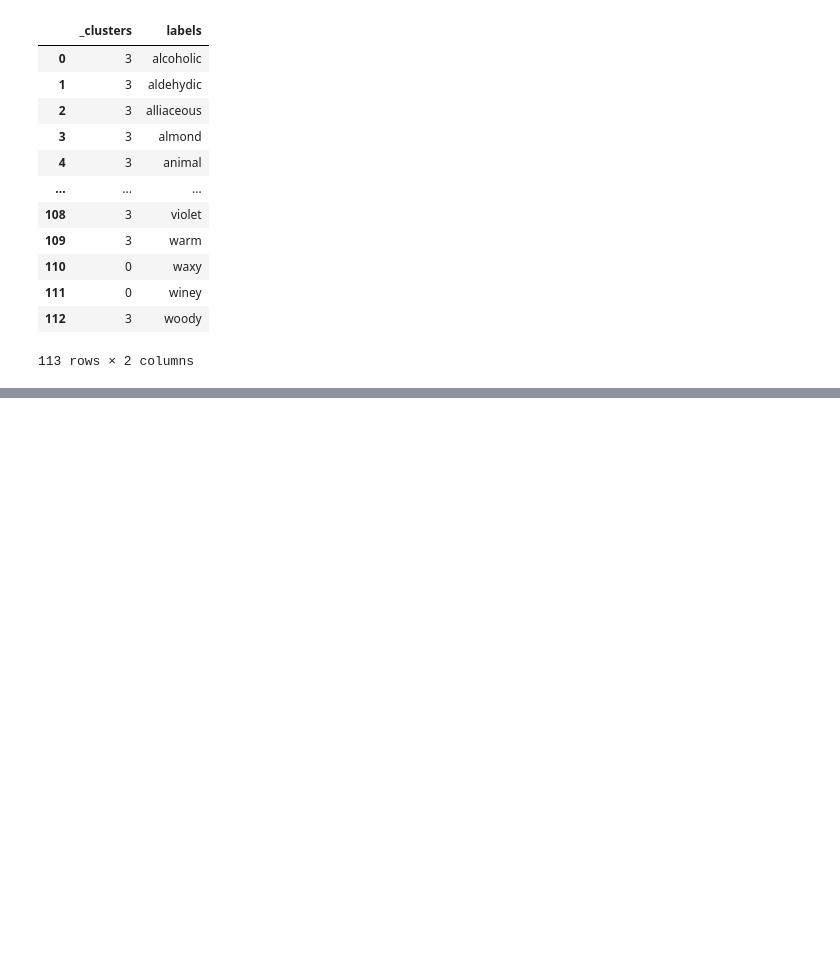
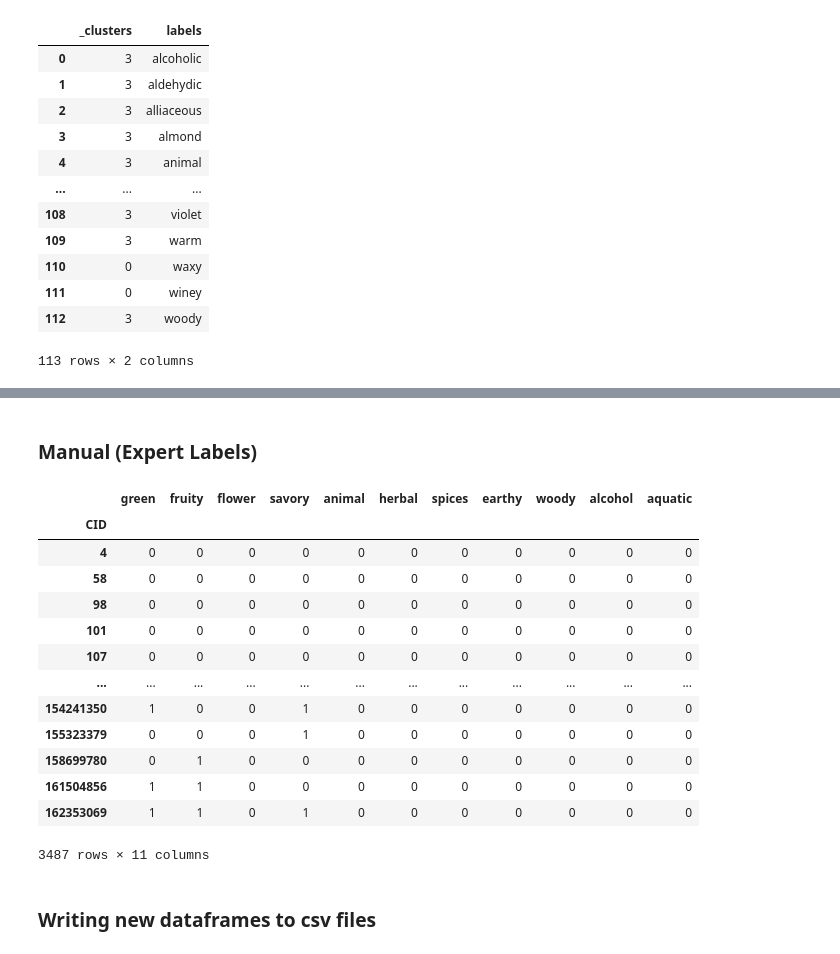
Before and after one commit to IOuadah/SML_Project, a Jupyter notebook: data_prep.ipynb, the cells around one changed output, grey strips where cells are left out. Cells and saved outputs as stored; diff of their text form; code cells hidden in the pictures; blank space fills up the shorter version.

Commit message:
Organized notebook and added expert manual clustering

```diff
--- a/data_prep.ipynb
+++ b/data_prep.ipynb
@@ -577,0 +589,53 @@ new_labels_hrc.to_csv("data/labels_hrc.csv")
+# %% [markdown]
+### Manual (Expert Labels)
+# %%
+new_labels_manual_expert = new_labels.copy()
+manual_labels_expert = ['green', 'fruity', 'flower', 'savory', 'animal', 'herbal', 'spices', 'earthy', 'woody', 'alcohol', 'aquatic']
+d_manual_expert = {
+  'green': ['green', 'cucumber', 'radish', 'celery', 'galbanum', 'grass', 'weedy', 'leaf', 'moss'],
+  'fruity': ['fruity', 'ripe', 'juicy', 'tropical', 'coconut', 'pear', 'pineapple', 'plum', 'apple', 'apricot', 'peach', 'cherry', 'melon', 'fruit', 'berry', 'berry', 'strawberry', 'raspberry', 'grape', 'hawthorn', 'citrus', 'orange', 'grapefruit', 'lemon', 'citrus', 'bergamot', 'orange-blossom', 'blackcurrant', 'banana'],
+  'flower': ['flower', 'gardenia', 'rose', 'geranium', 'orris', 'hyacinth', 'violet', 'narcissus', 'mimosa', 'floral', 'white flowers', 'lilac', 'lily', 'jasmine', 'muguet', 'orange-blossom'],
+  'savory': ['savory', 'fermented', 'cooked', 'savory', 'roast', 'burnt', 'smoky', 'brown', 'bitter', 'nut', 'vegetable', 'potato', 'bread', 'cocoa', 'horseradish', 'hazelnut', 'chicken', 'caramel', 'almond', 'tomato', 'meat', 'beef', 'sour', 'sweat', 'buttery', 'acid', 'dairy', 'cheese', 'milk', 'alliaceous', 'sulfur', 'brothy', 'onion', 'cabbage', 'garlic', 'mushroom', 'gourmand', 'cocoa', 'hazelnut', 'caramel', 'almond', 'coffee', 'chocolate', 'coffee', 'vanilla', 'honey', 'popcorn'],
+  'animal': ['animal', 'animal', 'amber', 'musc', 'musk'],
+  'herbal': ['herbal', 'chamomile', 'hay', 'camphor', 'mint', 'tea', 'tobacco', 'vetiver', 'menthol', 'lavender', 'herb'],
+  'spices': ['spices', 'anise', 'cinnamon', 'licorice', 'clove', 'coumarin'],
+  'earthy': ['earthy', 'root', 'patchouli'],
+  'woody': ['woody', 'pine', 'sandalwood'],
+  'alcohol': ['alcohol', 'rum', 'cognac', 'brandy', 'wine'],
+  'aquatic': ['aquatic', 'ether', 'watery', 'marine', 'ozone', 'metal', 'fresh', 'cooling']
+}
+
+for l in manual_labels_expert:
+    new_labels_manual_expert[l] = 0
+
+for i in range(new_labels_manual_expert.index.size):
+# for i in range(3):
+    l = pd.DataFrame(labels_.iloc[i, :]).T
+    l = l.loc[: ,(l == 1).any()]
+    l = set(col for col in l.columns)
+
+    for label in manual_labels_expert:
+        cluster = d_manual_expert[label]
+        # if any element in l is in cluster
+        if any([elm in cluster for elm in l]):
+            # print(cluster, l)
+            new_labels_manual_expert.loc[new_labels.index[i], label] = 1
+
+new_labels_manual_expert
+# %% [output]
+|  | green | fruity | flower | savory | animal | herbal | spices | earthy | woody | alcohol | aquatic |
+| CID |  |  |  |  |  |  |  |  |  |  |  |
+| 4 | 0 | 0 | 0 | 0 | 0 | 0 | 0 | 0 | 0 | 0 | 0 |
+| 58 | 0 | 0 | 0 | 0 | 0 | 0 | 0 | 0 | 0 | 0 | 0 |
+| 98 | 0 | 0 | 0 | 0 | 0 | 0 | 0 | 0 | 0 | 0 | 0 |
+| 101 | 0 | 0 | 0 | 0 | 0 | 0 | 0 | 0 | 0 | 0 | 0 |
+| 107 | 0 | 0 | 0 | 0 | 0 | 0 | 0 | 0 | 0 | 0 | 0 |
+| ... | ... | ... | ... | ... | ... | ... | ... | ... | ... | ... | ... |
+| 154241350 | 1 | 0 | 0 | 1 | 0 | 0 | 0 | 0 | 0 | 0 | 0 |
+| 155323379 | 0 | 0 | 0 | 1 | 0 | 0 | 0 | 0 | 0 | 0 | 0 |
+| 158699780 | 0 | 1 | 0 | 0 | 0 | 0 | 0 | 0 | 0 | 0 | 0 |
+| 161504856 | 1 | 1 | 0 | 0 | 0 | 0 | 0 | 0 | 0 | 0 | 0 |
+| 162353069 | 1 | 1 | 0 | 1 | 0 | 0 | 0 | 0 | 0 | 0 | 0 |
+3487 rows × 11 columns
+# %% [markdown]
+### Writing new dataframes to csv files
```
Also changed, not shown: parts of 23 cells of this notebook.
